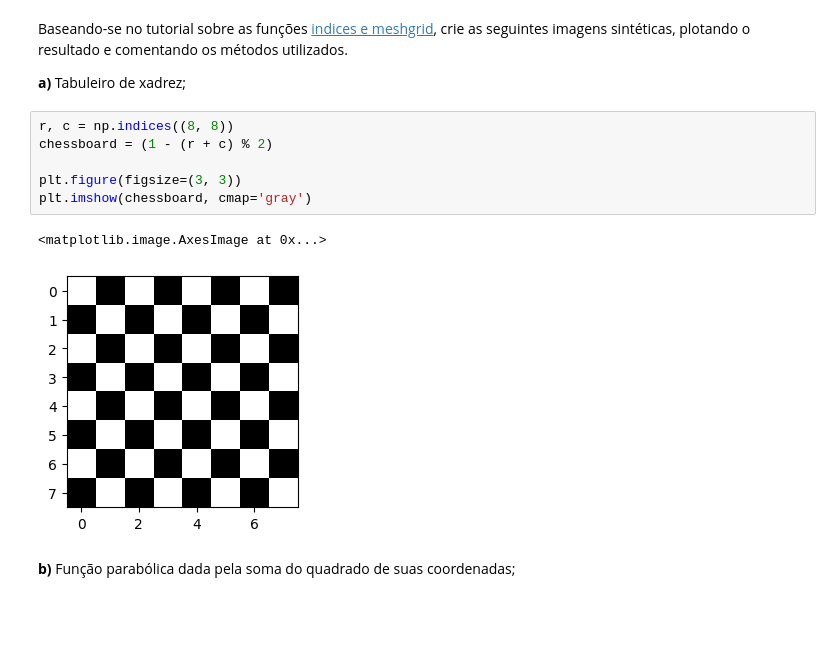
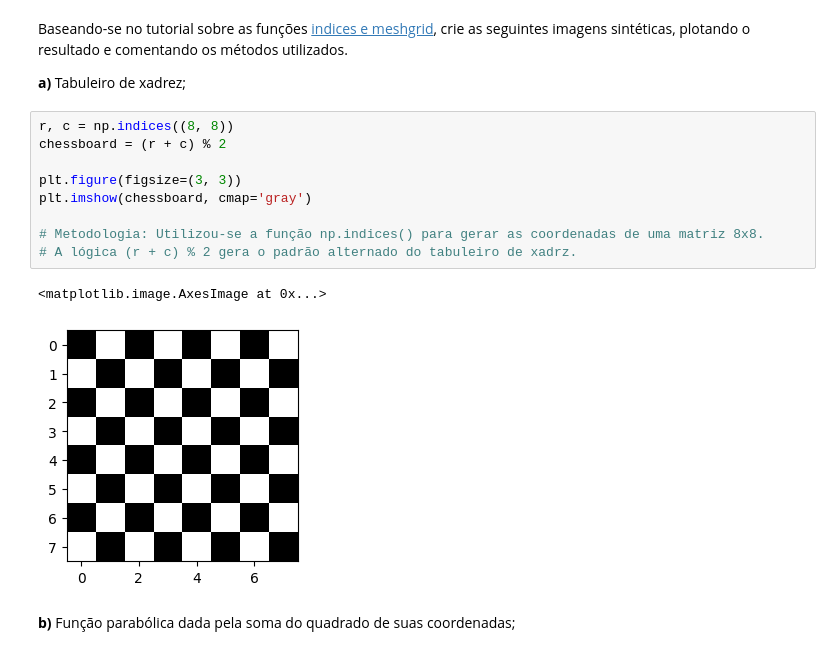
Before and after one commit to UNICAMP-EA979/2026s1-pi01-numpy-Everton-Colombo, a Jupyter notebook: Atividade.ipynb, the cells around one changed output. Drawn from its saved outputs; the diff is of its cells as text; blank space fills up the shorter version.

```diff
--- a/Atividade.ipynb
+++ b/Atividade.ipynb
@@ -400,13 +406,16 @@ Baseando-se no tutorial sobre as funções [indices e meshgrid](https://github.c
 **a)** Tabuleiro de xadrez;
 # %%
 r, c = np.indices((8, 8))
-chessboard = (1 - (r + c) % 2)
+chessboard = (r + c) % 2
 
 plt.figure(figsize=(3, 3))
 plt.imshow(chessboard, cmap='gray')
+
+# Metodologia: Utilizou-se a função np.indices() para gerar as coordenadas de uma matriz 8x8.
+# A lógica (r + c) % 2 gera o padrão alternado do tabuleiro de xadrz.
 # %% [output]
 <matplotlib.image.AxesImage at 0x...>
-[figure, old version]
+[figure, new version]
 # %% [markdown]
 **b)** Função parabólica dada pela soma do quadrado de suas coordenadas;
 # %%
```
Also changed, not shown: parts of 19 cells of this notebook.
